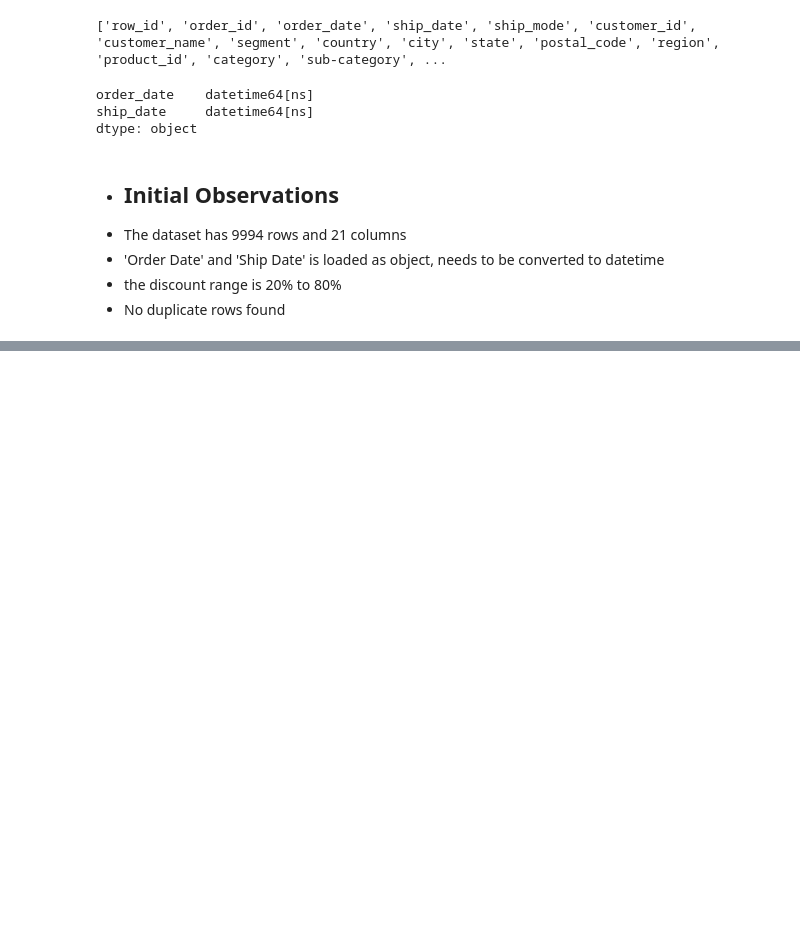
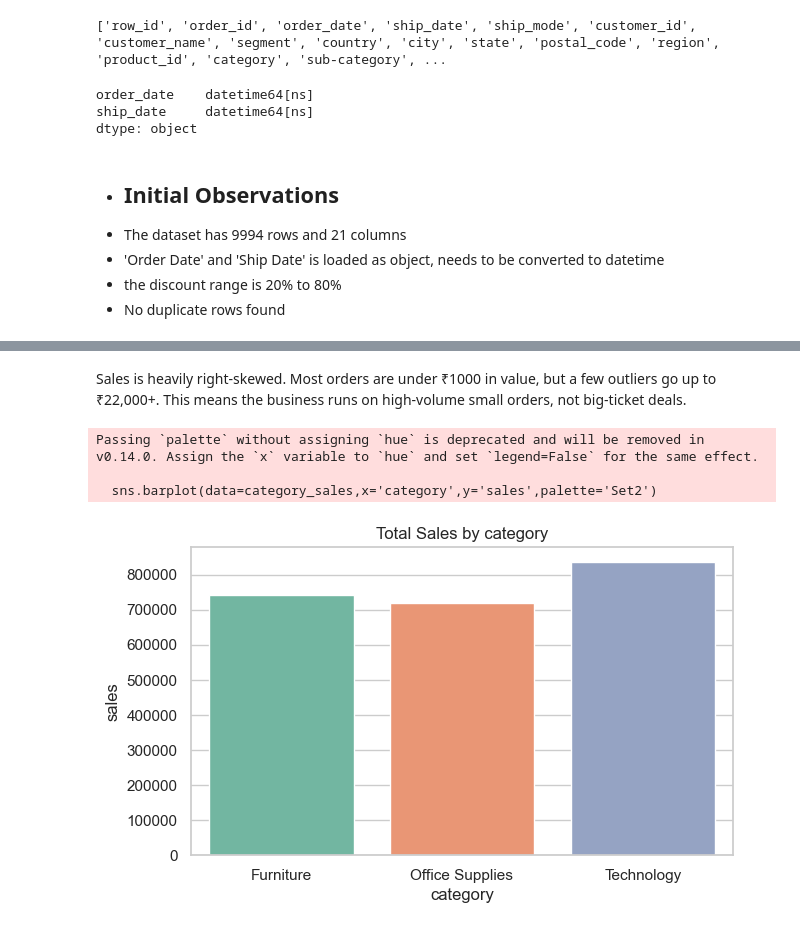
Before and after one commit to MohammedYousufCode/superstore-eda, a Jupyter notebook: notebooks/01_data_overview.ipynb, the cells around one changed output, grey strips where cells are left out. Cells and saved outputs as stored; diff of their text form; code cells hidden in the pictures; blank space fills up the shorter version.

```diff
--- a/notebooks/01_data_overview.ipynb
+++ b/notebooks/01_data_overview.ipynb
@@ -148,0 +172,14 @@ print(df['discount'].describe())
+# %% [markdown]
+Sales is heavily right-skewed. Most orders are under ₹1000 in value, but a few outliers go up to ₹22,000+. This means the business runs on high-volume small orders, not big-ticket deals.
+# %%
+plt.figure(figsize=(7,4))
+category_sales=df.groupby('category')['sales'].sum().reset_index()
+sns.barplot(data=category_sales,x='category',y='sales',palette='Set2')
+plt.title("Total Sales by category")
+plt.savefig('../visuals/sales_by_category.png',dpi=150,bbox_inches='tight')
+plt.show()
+# %% [output]
+Passing `palette` without assigning `hue` is deprecated and will be removed in v0.14.0. Assign the `x` variable to `hue` and set `legend=False` for the same effect.
+
+  sns.barplot(data=category_sales,x='category',y='sales',palette='Set2')
+[figure, added]
```
Also changed, not shown: parts of 9 cells of this notebook, 4 other files.
